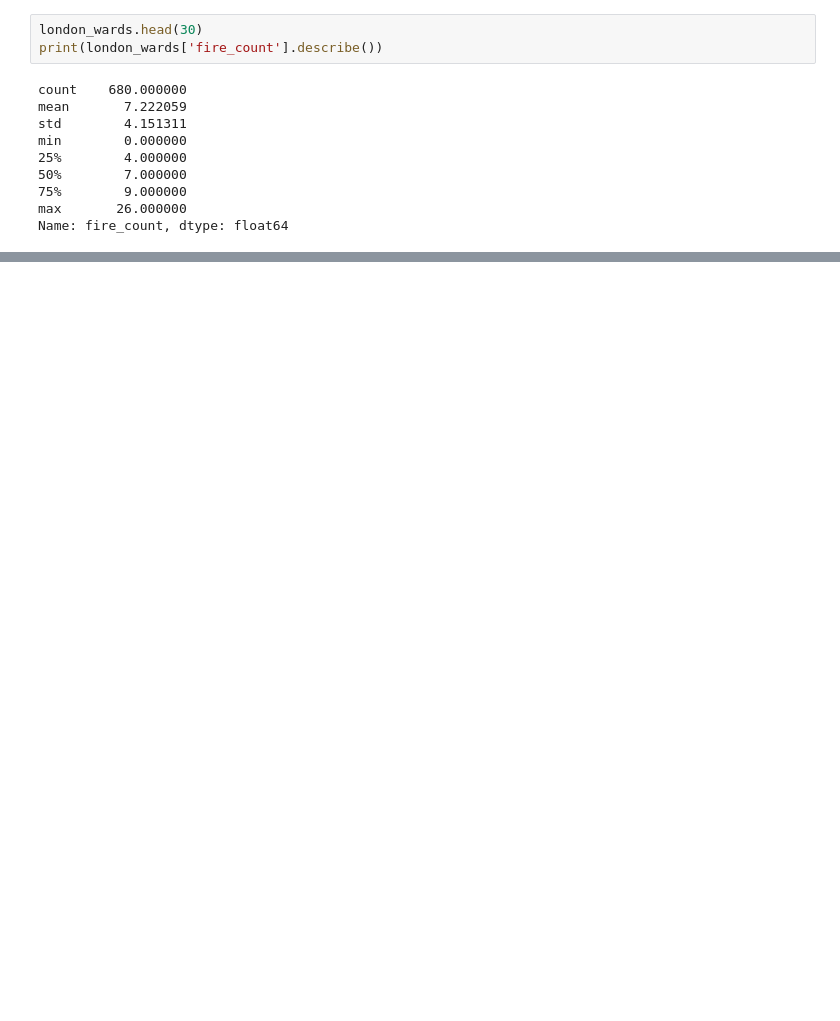
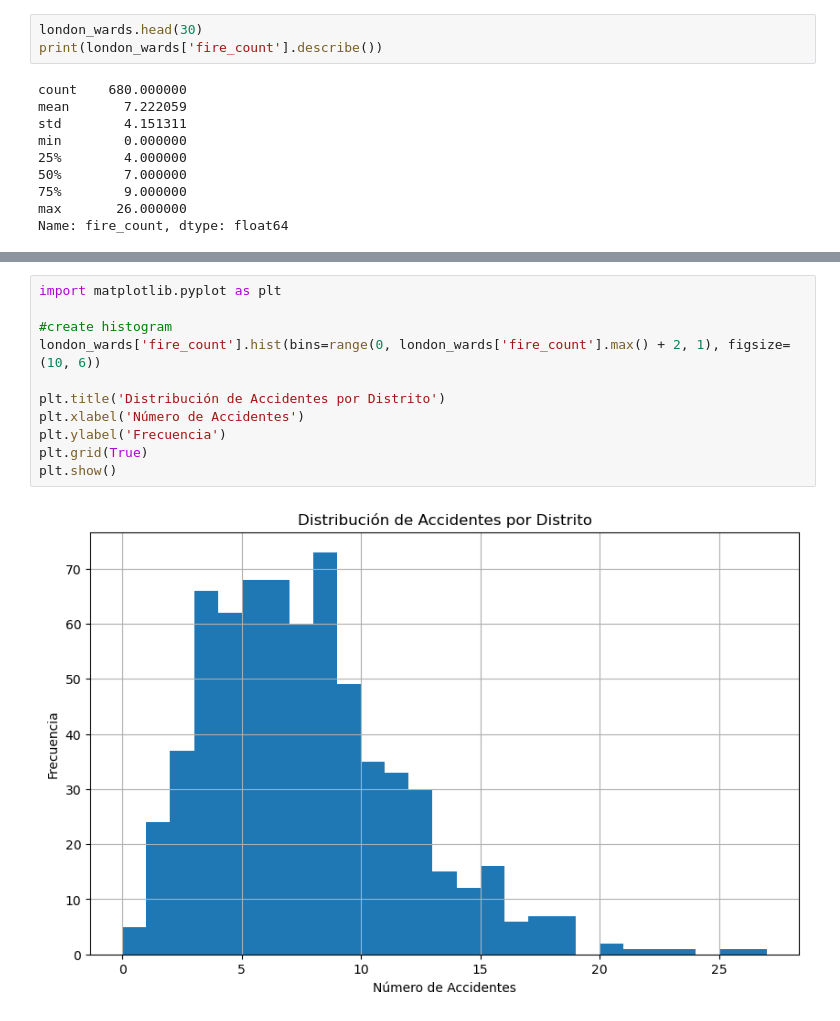
Before and after one commit to fiorellaguillen/CASA007-FINAL-ASSESSMENT, a Jupyter notebook: final_assignment.ipynb, the cells around one changed output, grey strips where cells are left out. Cells and saved outputs as stored; diff of their text form; blank space fills up the shorter version.

```diff
--- a/final_assignment.ipynb
+++ b/final_assignment.ipynb
@@ -217,3 +217,16 @@ london_wards.head(15)
+# %%
+import matplotlib.pyplot as plt
+
+#create histogram
+london_wards['fire_count'].hist(bins=range(0, london_wards['fire_count'].max() + 2, 1), figsize=(10, 6))
+
+plt.title('Distribución de Accidentes por Distrito')
+plt.xlabel('Número de Accidentes')
+plt.ylabel('Frecuencia')
+plt.grid(True)
+plt.show()
+# %% [output]
+[figure, added]
 # %%
 london_wards['fires_by_1000households']=london_wards['fire_count']/london_wards['households']*1000
 london_wards.head(15)
```
Also changed, not shown: parts of 18 cells of this notebook.
